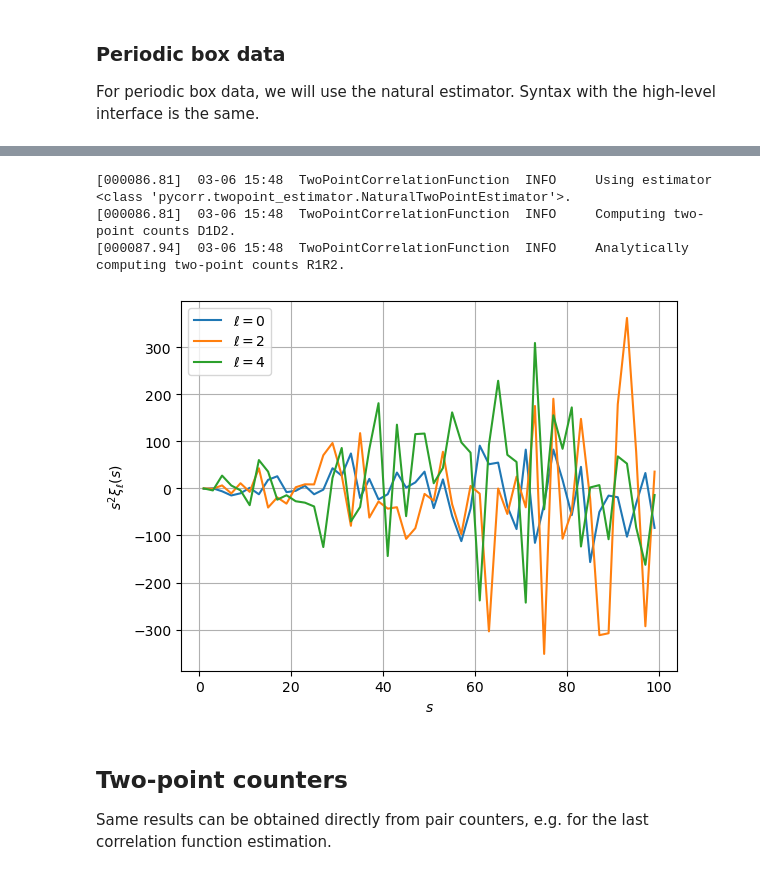
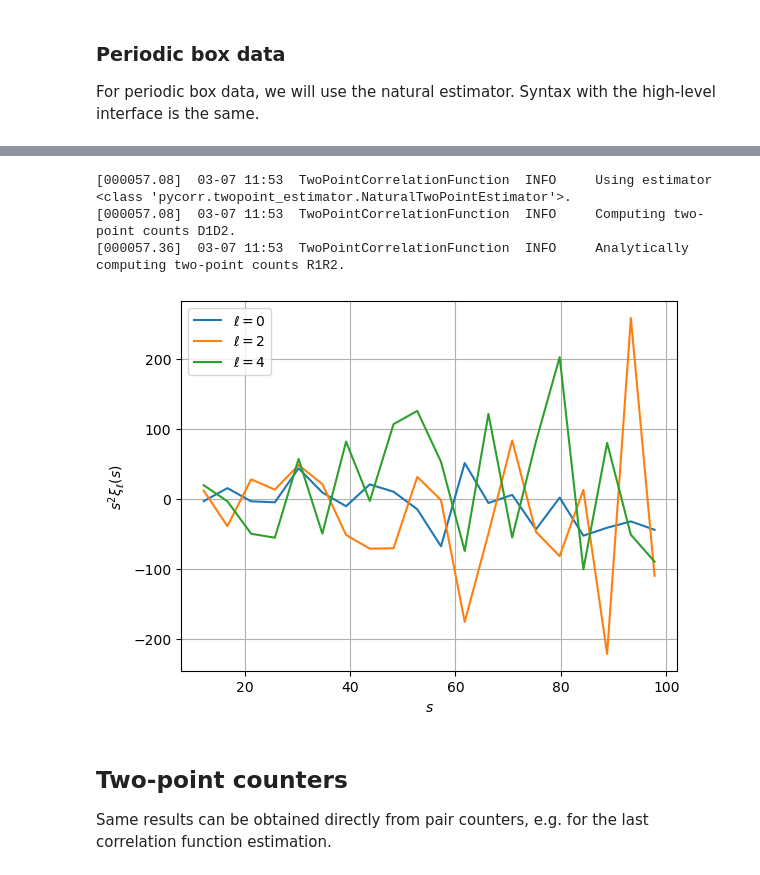
Before and after one commit to cosmodesi/pycorr, a Jupyter notebook: nb/basic_examples.ipynb, the cells around one changed output, grey strips where cells are left out. Saved outputs shown, nothing was run; the diff lists cells and outputs as text; code cells hidden in the pictures.

```diff
--- a/nb/basic_examples.ipynb
+++ b/nb/basic_examples.ipynb
@@ -323,28 +323,28 @@ plt.show()
 # %%
 # Compute the s-mu correlation function, with 50 bins between 0 and 100
 # and 100 mu-bins between -1 and 1, using Corrfunc and 4 OpenMP threads
-edges = (np.linspace(0., 100., 51), np.linspace(-1., 1., 201))
+edges = (np.linspace(10., 100., 21), np.linspace(-1., 1., 201))
 boxsize = 1000.
 result = TwoPointCorrelationFunction('smu', edges, data_positions1=data_positions1,
                                      engine='corrfunc', boxsize=boxsize, los='z', nthreads=4)
 
 # Let us project to multipoles (monopole, quadruple, hexadecapole)
 ells = (0, 2, 4)
 s, xiell = result(ells=ells)
 ax = plt.gca()
-for ill,ell in enumerate(ells):
+for ill, ell in enumerate(ells):
     ax.plot(s, s**2*xiell[ill], label='$\ell = {:d}$'.format(ell))
 ax.legend()
 ax.set_xlabel('$s$')
 ax.set_ylabel(r'$s^{2}\xi_{\ell}(s)$')
 ax.grid(True)
 plt.show()
 # Flat, as expected
 # %% [output]
-[000086.81]  03-06 15:48  TwoPointCorrelationFunction  INFO     Using estimator <class 'pycorr.twopoint_estimator.NaturalTwoPointEstimator'>.
-[000086.81]  03-06 15:48  TwoPointCorrelationFunction  INFO     Computing two-point counts D1D2.
-[000087.94]  03-06 15:48  TwoPointCorrelationFunction  INFO     Analytically computing two-point counts R1R2.
+[000057.08]  03-07 11:53  TwoPointCorrelationFunction  INFO     Using estimator <class 'pycorr.twopoint_estimator.NaturalTwoPointEstimator'>.
+[000057.08]  03-07 11:53  TwoPointCorrelationFunction  INFO     Computing two-point counts D1D2.
+[000057.36]  03-07 11:53  TwoPointCorrelationFunction  INFO     Analytically computing two-point counts R1R2.
-[figure, old version]
+[figure, new version]
 # %% [markdown]
 ## Two-point counters
 
```
Also changed, not shown: parts of 18 cells of this notebook, 6 other files.
